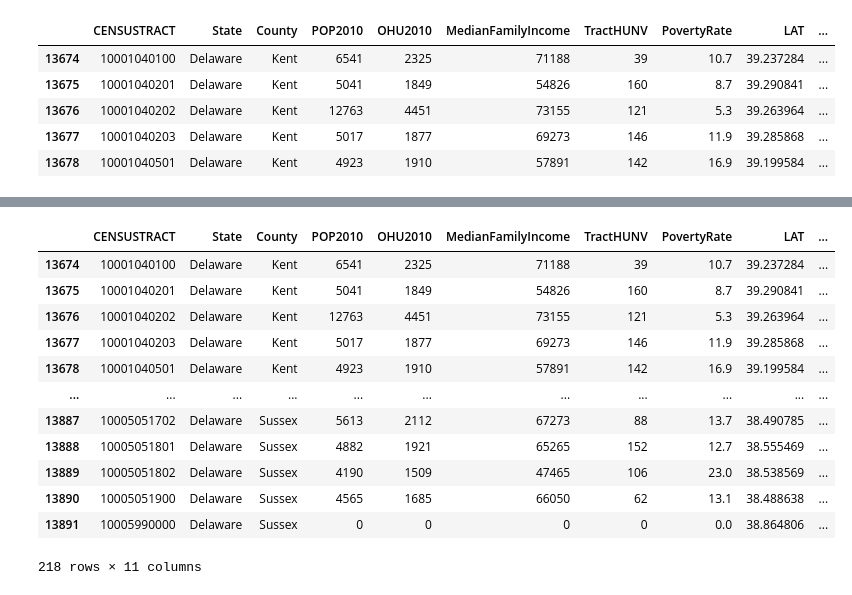
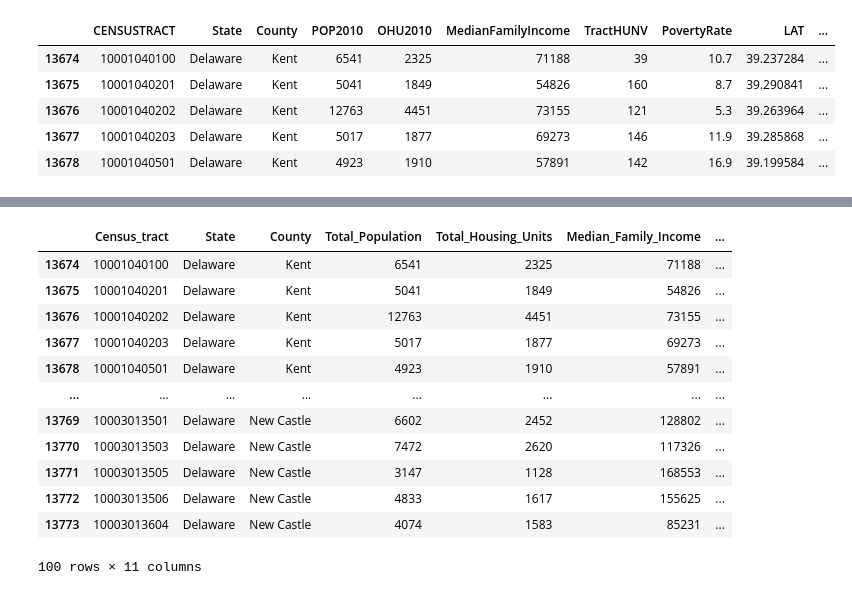
Before and after one commit to hardik77us/ETL-Project, a Jupyter notebook: Program Files/ETL-Program.ipynb, the cells around one changed output, grey strips where cells are left out. Saved outputs shown, nothing was run; the diff lists cells and outputs as text; code cells hidden in the pictures.

Commit message:
Renamed the columns and created the database for the car dealer info

```diff
--- a/Program Files/ETL-Program.ipynb
+++ b/Program Files/ETL-Program.ipynb
@@ -70,0 +73,4 @@ sv_new_Combined_State_df.head()
+# %%
+columns_rename = ['Census_tract', 'State', 'County', 'Total_Population', 'Total_Housing_Units', 'Median_Family_Income', 'Units_Without_Vehicle', 'Poverty_Rate',  'Latitude', 'Longitude' ]
+# %%
+sv_new_Combined_State_df.columns=columns_rename
@@ -72,0 +88,27 @@ sv_new_Combined_State_df.head()
+# %%
+params = {
+    "radius": 50000,
+    "types": "car_dealer",
+    "key": gkey
+}
+
+# USING LAT AND LON FROM THE STATE DATA FRAME ABOVE#
+for index, row in sv_new_Combined_State_df.iterrows():
+
+    # GET LAT & LON FROM COMBINED_TEXAS_DF
+    lat = row["Latitude"]
+    lng = row["Longitude"]
+
+    # change location each iteration while leaving original params in place
+    params["location"] = f"{lat},{lng}"
+
+base_url = "https://maps.googleapis.com/maps/api/place/nearbysearch/json"
+# make request and print url
+dealers_info = requests.get(base_url, params=params)
+
+
+    # convert to json
+dealersinfo_response = dealers_info.json()
+
+
+pprint(dealersinfo_response)
@@ -77,50 +137,50 @@ car_dealers = []
 
 # PARAMS DICT TO UPDATE ALONG EACH ROW
 params = {
     "radius": 50000,
     "types": "car_dealer",
     "key": gkey
 }
 
 # USING LAT AND LON FROM THE STATE DATA FRAME ABOVE#
 for index, row in sv_new_Combined_State_df.iterrows():
 
     # GET LAT & LON FROM COMBINED_TEXAS_DF
-    lat = row["LAT"]
-    lng = row["LON"]
+    lat = row["Latitude"]
+    lng = row["Longitude"]
 
     # change location each iteration while leaving original params in place
     params["location"] = f"{lat},{lng}"
 
-    # Use the search term: "International Airport" and our lat/lng
+    # Use the search term: "Delaware" and our lat/lng
     base_url = "https://maps.googleapis.com/maps/api/place/nearbysearch/json"
 
     # make request and print url
     dealers_info = requests.get(base_url, params=params)
 
 
     # convert to json
     dealers_response = dealers_info.json()
 
     try:
-        car_dealers.append(dealers_response["results"][0]["name"])
+        car_dealers.append(dealers_response["results"][1]["name"])
     except:
-        car_dealers.append("Nearest car dealer not found")
+        car_dealers.append("Car dealer not found")
 
 # Dataframe with nearest car dealer
-sv_new_Combined_State_df["Nearest Car Dealer"] = car_dealers
-sv_new_Combined_State_df
+sv_new_Combined_State_df["Car Dealer"] = car_dealers
+sv_new_Combined_State_df.head(100)
 # %% [output]
-|  | CENSUSTRACT | State | County | POP2010 | OHU2010 | MedianFamilyIncome | TractHUNV | PovertyRate | LAT | ... |
-| 13674 | 10001040100 | Delaware | Kent | 6541 | 2325 | 71188 | 39 | 10.7 | 39.237284 | ... |
-| 13675 | 10001040201 | Delaware | Kent | 5041 | 1849 | 54826 | 160 | 8.7 | 39.290841 | ... |
-| 13676 | 10001040202 | Delaware | Kent | 12763 | 4451 | 73155 | 121 | 5.3 | 39.263964 | ... |
-| 13677 | 10001040203 | Delaware | Kent | 5017 | 1877 | 69273 | 146 | 11.9 | 39.285868 | ... |
-| 13678 | 10001040501 | Delaware | Kent | 4923 | 1910 | 57891 | 142 | 16.9 | 39.199584 | ... |
-| ... | ... | ... | ... | ... | ... | ... | ... | ... | ... | ... |
-| 13887 | 10005051702 | Delaware | Sussex | 5613 | 2112 | 67273 | 88 | 13.7 | 38.490785 | ... |
-| 13888 | 10005051801 | Delaware | Sussex | 4882 | 1921 | 65265 | 152 | 12.7 | 38.555469 | ... |
-| 13889 | 10005051802 | Delaware | Sussex | 4190 | 1509 | 47465 | 106 | 23.0 | 38.538569 | ... |
-| 13890 | 10005051900 | Delaware | Sussex | 4565 | 1685 | 66050 | 62 | 13.1 | 38.488638 | ... |
-| 13891 | 10005990000 | Delaware | Sussex | 0 | 0 | 0 | 0 | 0.0 | 38.864806 | ... |
+|  | Census_tract | State | County | Total_Population | Total_Housing_Units | Median_Family_Income | ... |
+| 13674 | 10001040100 | Delaware | Kent | 6541 | 2325 | 71188 | ... |
+| 13675 | 10001040201 | Delaware | Kent | 5041 | 1849 | 54826 | ... |
+| 13676 | 10001040202 | Delaware | Kent | 12763 | 4451 | 73155 | ... |
+| 13677 | 10001040203 | Delaware | Kent | 5017 | 1877 | 69273 | ... |
+| 13678 | 10001040501 | Delaware | Kent | 4923 | 1910 | 57891 | ... |
+| ... | ... | ... | ... | ... | ... | ... | ... |
+| 13769 | 10003013501 | Delaware | New Castle | 6602 | 2452 | 128802 | ... |
+| 13770 | 10003013503 | Delaware | New Castle | 7472 | 2620 | 117326 | ... |
+| 13771 | 10003013505 | Delaware | New Castle | 3147 | 1128 | 168553 | ... |
+| 13772 | 10003013506 | Delaware | New Castle | 4833 | 1617 | 155625 | ... |
+| 13773 | 10003013604 | Delaware | New Castle | 4074 | 1583 | 85231 | ... |
-218 rows × 11 columns
+100 rows × 11 columns
```
Also changed, not shown: parts of 5 cells of this notebook, 1 other file.
